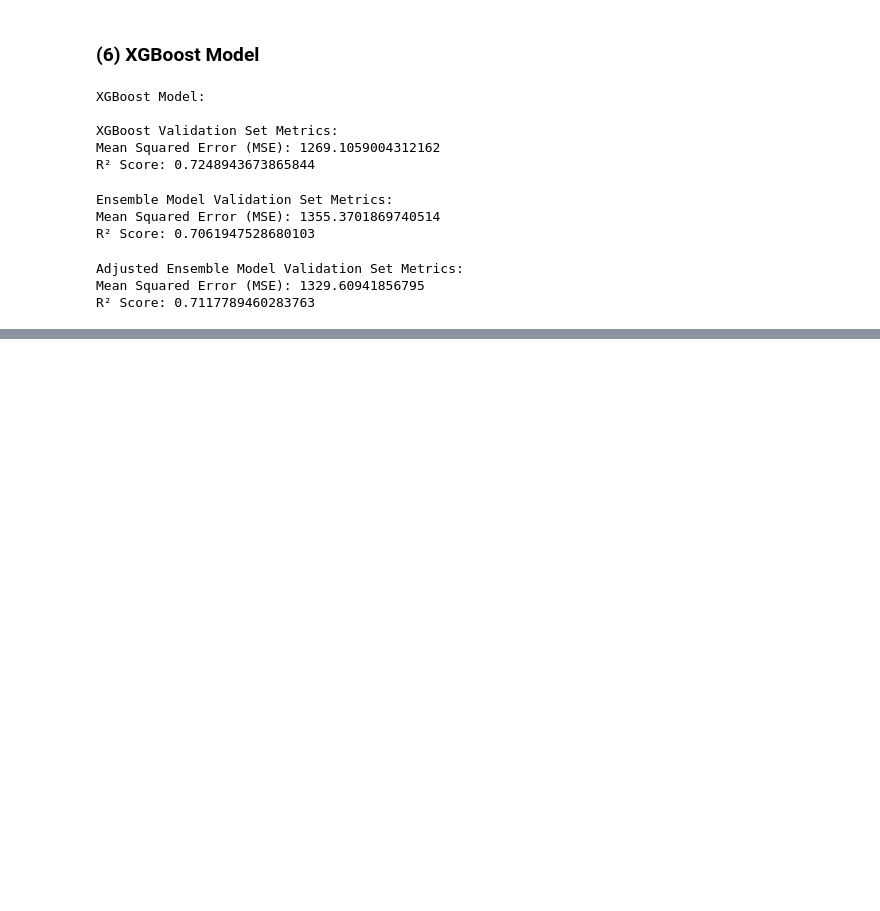
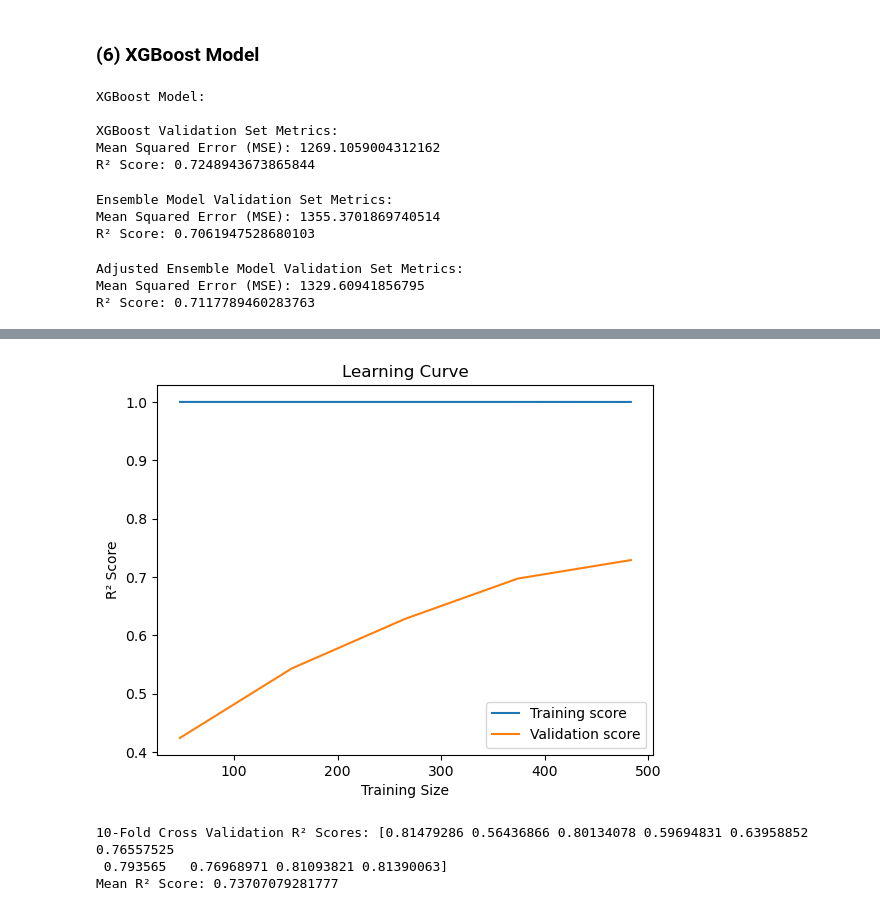
Before and after one commit to KittenPrincess1/COMP20008_Assignment2, a Jupyter notebook: Machine_Learning.ipynb, the cells around one changed output, grey strips where cells are left out. Cells and saved outputs as stored; diff of their text form; code cells hidden in the pictures; blank space fills up the shorter version.

```diff
--- a/Machine_Learning.ipynb
+++ b/Machine_Learning.ipynb
@@ -572,0 +588,21 @@ R² Score: 0.7117789460283763
+# %%
+from sklearn.model_selection import RandomizedSearchCV
+
+param_grid = {
+    'n_estimators': [100, 200, 300],
+    'learning_rate': [0.01, 0.1, 0.2],
+    'max_depth': [3, 5, 7]
+}
+
+random_search = RandomizedSearchCV(xgb_model, param_distributions=param_grid, n_iter=10, scoring='r2', cv=5, random_state=42, n_jobs=1)
+random_search.fit(X_train, y_train_np)
+best_xgb_model = random_search.best_estimator_
+# %%
+from sklearn.ensemble import StackingRegressor
+
+estimators = [
+    ('rf', RandomForestRegressor(n_estimators=100, random_state=42)),
+    ('xgb', XGBRegressor(n_estimators=100, learning_rate=0.1, max_depth=3, random_state=42))
+]
+stacking_model = StackingRegressor(estimators=estimators, final_estimator=LinearRegression())
+stacking_model.fit(X_train, y_train_np)
@@ -572,0 +645,26 @@ R² Score: 0.7117789460283763
+# %%
+from sklearn.model_selection import learning_curve, validation_curve
+import matplotlib.pyplot as plt
+
+# 绘制学习曲线
+train_sizes, train_scores, val_scores = learning_curve(XGBRegressor(n_estimators=100), X_train, y_train, cv=5, scoring='r2')
+plt.plot(train_sizes, train_scores.mean(axis=1), label='Training score')
+plt.plot(train_sizes, val_scores.mean(axis=1), label='Validation score')
+plt.xlabel('Training Size')
+plt.ylabel('R² Score')
+plt.title('Learning Curve')
+plt.legend()
+plt.show()
+# %% [output]
+[figure, added]
+# %%
+from sklearn.model_selection import cross_val_score
+
+model = XGBRegressor(n_estimators=100, learning_rate=0.1, max_depth=3, random_state=42)
+scores = cross_val_score(model, X_train, y_train, cv=10, scoring='r2')
+print(f"10-Fold Cross Validation R² Scores: {scores}")
+print(f"Mean R² Score: {scores.mean()}")
+# %% [output]
+10-Fold Cross Validation R² Scores: [0.81479286 0.56436866 0.80134078 0.59694831 0.63958852 0.76557525
+ 0.793565   0.76968971 0.81093821 0.81390063]
+Mean R² Score: 0.73707079281777
```
Also changed, not shown: parts of 7 cells of this notebook.
